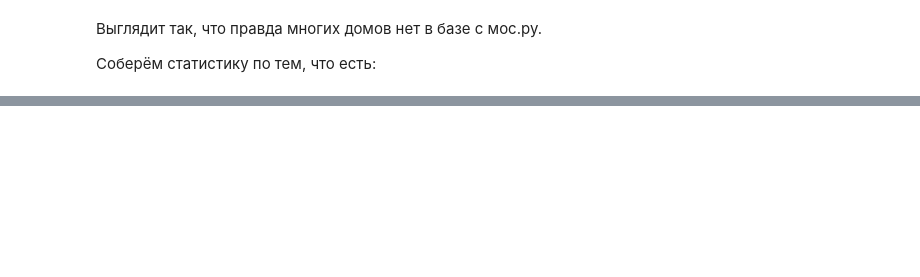
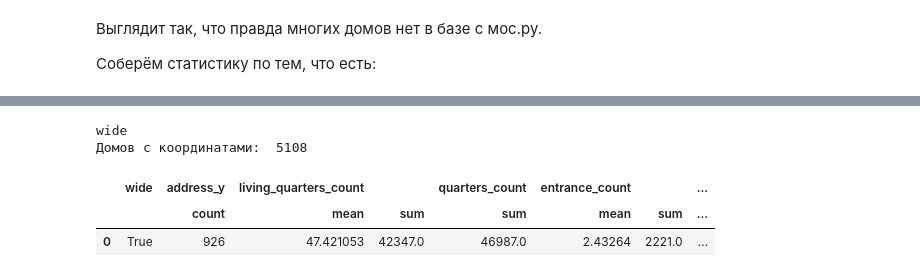
Before and after one commit to SvyatSheypak/city_for_people, a Jupyter notebook: garden_ring_houses/houses_in_polygons.ipynb, the cells around one changed output, grey strips where cells are left out. Drawn from its saved outputs; the diff is of its cells as text; code cells hidden in the pictures; blank space fills up the shorter version.

```diff
--- a/garden_ring_houses/houses_in_polygons.ipynb
+++ b/garden_ring_houses/houses_in_polygons.ipynb
@@ -574,0 +554,11 @@ stat_dbs[3]
+# %%
+k = 2
+print(names[k])
+print("Домов с координатами: ", np.sum(inside_polygon[k]))
+stat_dbs[k]
+# %% [output]
+wide
+Домов с координатами:  5108
+|  | wide | address_y | living_quarters_count |  | quarters_count | entrance_count |  | ... |
+|  |  | count | mean | sum | sum | mean | sum | ... |
+| 0 | True | 926 | 47.421053 | 42347.0 | 46987.0 | 2.43264 | 2221.0 | ... |
```
Also changed, not shown: parts of 17 cells of this notebook.
